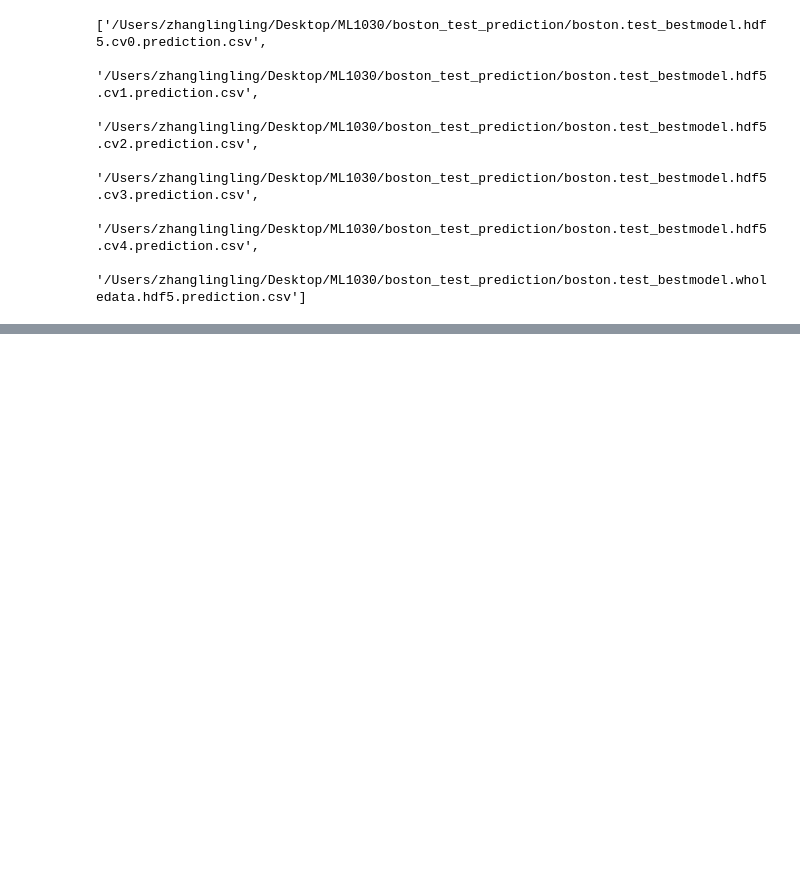
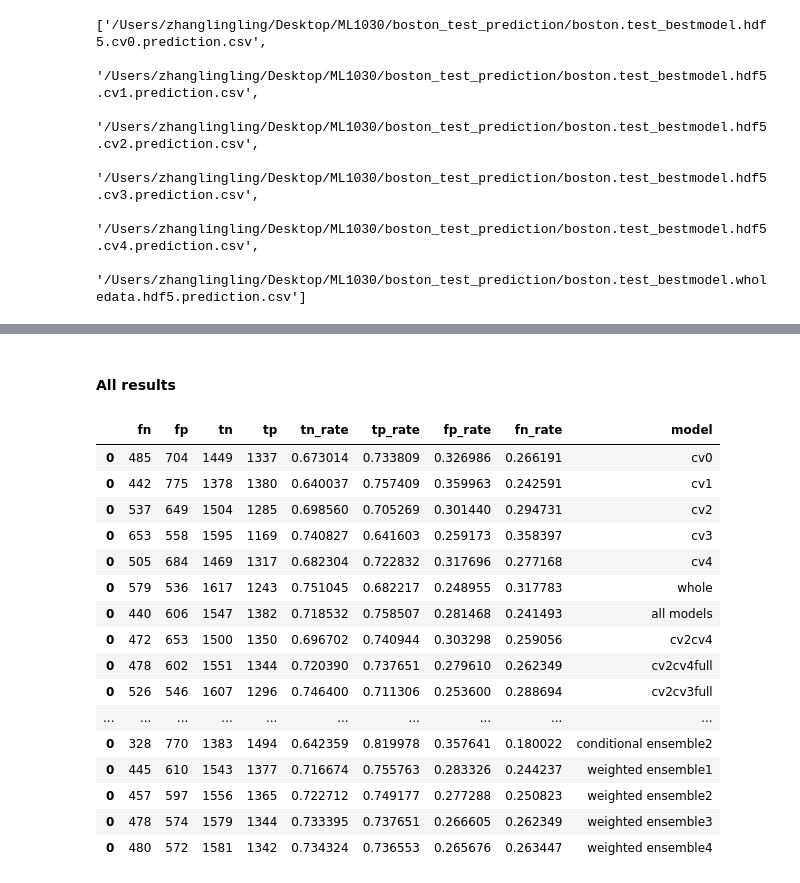
Before and after one commit to littlebeanbean7/Toronto_Streetscore, a Jupyter notebook: code/ensemble.ipynb, the cells around one changed output, grey strips where cells are left out. Cells and saved outputs as stored; diff of their text form; code cells hidden in the pictures; blank space fills up the shorter version.

```diff
--- a/code/ensemble.ipynb
+++ b/code/ensemble.ipynb
@@ -225,0 +490,9 @@ performance_table
+# %%
+pred = cond_ensemble(test_df, file_list0, file_list1)
+pred['weight_pred_0'] = pred['pred0_0'] * 0.4 + pred['pred1_0'] * 0.6
+pred['weight_pred_1'] = pred['pred0_1'] * 0.4 + pred['pred1_1'] * 0.6
+pred['pred_safety'] =  np.where(pred['weight_pred_0'] > 0.5, 0, 1)
+conf_matrix_w1, performance_w1 = matrix_performance_cond_ensemble_model(test_df, pred)
+conf_matrix_w1['model'] = ['weighted ensemble1']
+performance_w1['model'] = ['weighted ensemble1']
+display(conf_matrix_w1, performance_w1)
@@ -225,0 +506,9 @@ performance_table
+# %%
+pred = cond_ensemble(test_df, file_list0, file_list1)
+pred['weight_pred_0'] = pred['pred0_0'] * 0.45 + pred['pred1_0'] * 0.55
+pred['weight_pred_1'] = pred['pred0_1'] * 0.45 + pred['pred1_1'] * 0.55
+pred['pred_safety'] =  np.where(pred['weight_pred_0'] > 0.5, 0, 1)
+conf_matrix_w2, performance_w2 = matrix_performance_cond_ensemble_model(test_df, pred)
+conf_matrix_w2['model'] = ['weighted ensemble2']
+performance_w2['model'] = ['weighted ensemble2']
+display(conf_matrix_w2, performance_w2)
@@ -225,0 +522,9 @@ performance_table
+# %%
+pred = cond_ensemble(test_df, file_list0, file_list1)
+pred['weight_pred_0'] = pred['pred0_0'] * 0.55 + pred['pred1_0'] * 0.45
+pred['weight_pred_1'] = pred['pred0_1'] * 0.55 + pred['pred1_1'] * 0.45
+pred['pred_safety'] =  np.where(pred['weight_pred_0'] > 0.5, 0, 1)
+conf_matrix_w3, performance_w3 = matrix_performance_cond_ensemble_model(test_df, pred)
+conf_matrix_w3['model'] = ['weighted ensemble3']
+performance_w3['model'] = ['weighted ensemble3']
+display(conf_matrix_w3, performance_w3)
@@ -225,0 +536,9 @@ performance_table
+# %%
+pred = cond_ensemble(test_df, file_list0, file_list1)
+pred['weight_pred_0'] = pred['pred0_0'] * 0.555 + pred['pred1_0'] * 0.445
+pred['weight_pred_1'] = pred['pred0_1'] * 0.555 + pred['pred1_1'] * 0.445
+pred['pred_safety'] =  np.where(pred['weight_pred_0'] > 0.5, 0, 1)
+conf_matrix_w4, performance_w4 = matrix_performance_cond_ensemble_model(test_df, pred)
+conf_matrix_w4['model'] = ['weighted ensemble4']
+performance_w4['model'] = ['weighted ensemble4']
+display(conf_matrix_w4, performance_w4)
@@ -225,0 +550,26 @@ performance_table
+# %% [markdown]
+#### All results
+# %%
+pd.concat([conf_matrix_table,
+          conf_matrix_all, conf_matrix_cv2cv4, conf_matrix_cv2cv4full,
+          conf_matrix_cv2cv3full, conf_matrix_cv3full,
+          conf_matrix_cv0cv1cv4, conf_matrix_cv0cv1,
+          conf_matrix_cond1, conf_matrix_cond2, conf_matrix_w1, conf_matrix_w2, conf_matrix_w3, conf_matrix_w4])
+# %% [output]
+|  | fn | fp | tn | tp | tn_rate | tp_rate | fp_rate | fn_rate | model |
+| 0 | 485 | 704 | 1449 | 1337 | 0.673014 | 0.733809 | 0.326986 | 0.266191 | cv0 |
+| 0 | 442 | 775 | 1378 | 1380 | 0.640037 | 0.757409 | 0.359963 | 0.242591 | cv1 |
+| 0 | 537 | 649 | 1504 | 1285 | 0.698560 | 0.705269 | 0.301440 | 0.294731 | cv2 |
+| 0 | 653 | 558 | 1595 | 1169 | 0.740827 | 0.641603 | 0.259173 | 0.358397 | cv3 |
+| 0 | 505 | 684 | 1469 | 1317 | 0.682304 | 0.722832 | 0.317696 | 0.277168 | cv4 |
+| 0 | 579 | 536 | 1617 | 1243 | 0.751045 | 0.682217 | 0.248955 | 0.317783 | whole |
+| 0 | 440 | 606 | 1547 | 1382 | 0.718532 | 0.758507 | 0.281468 | 0.241493 | all models |
+| 0 | 472 | 653 | 1500 | 1350 | 0.696702 | 0.740944 | 0.303298 | 0.259056 | cv2cv4 |
+| 0 | 478 | 602 | 1551 | 1344 | 0.720390 | 0.737651 | 0.279610 | 0.262349 | cv2cv4full |
+| 0 | 526 | 546 | 1607 | 1296 | 0.746400 | 0.711306 | 0.253600 | 0.288694 | cv2cv3full |
+| ... | ... | ... | ... | ... | ... | ... | ... | ... | ... |
+| 0 | 328 | 770 | 1383 | 1494 | 0.642359 | 0.819978 | 0.357641 | 0.180022 | conditional ensemble2 |
+| 0 | 445 | 610 | 1543 | 1377 | 0.716674 | 0.755763 | 0.283326 | 0.244237 | weighted ensemble1 |
+| 0 | 457 | 597 | 1556 | 1365 | 0.722712 | 0.749177 | 0.277288 | 0.250823 | weighted ensemble2 |
+| 0 | 478 | 574 | 1579 | 1344 | 0.733395 | 0.737651 | 0.266605 | 0.262349 | weighted ensemble3 |
+| 0 | 480 | 572 | 1581 | 1342 | 0.734324 | 0.736553 | 0.265676 | 0.263447 | weighted ensemble4 |
```
Also changed, not shown: parts of 77 cells of this notebook.
